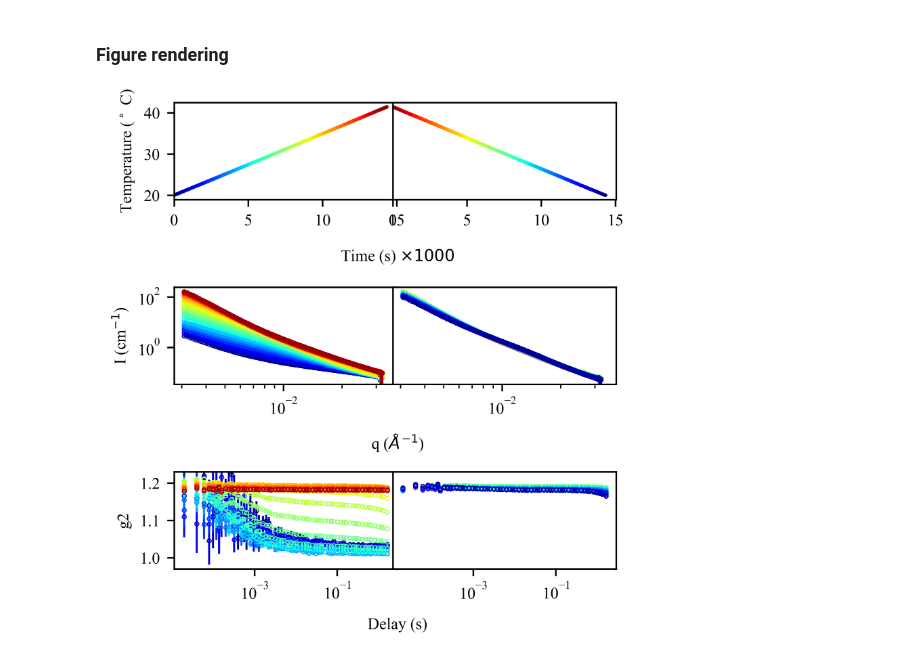
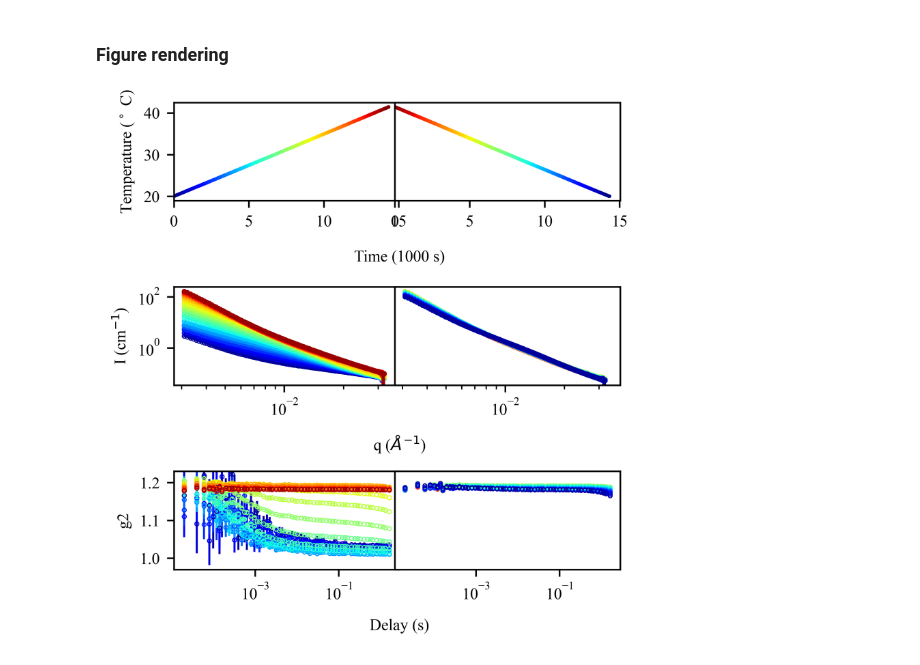
Before and after one commit to AZjk/llps-saxpcs, a Jupyter notebook: H04/H04_Plot.ipynb, the cells around one changed output. Drawn from its saved outputs; the diff is of its cells as text; code cells hidden in the pictures.

```diff
--- a/H04/H04_Plot.ipynb
+++ b/H04/H04_Plot.ipynb
@@ -61,32 +63,32 @@ def plot_one_column(ax, avg_data_list, second_column=False, g2_idx=0):
         # ax[2].plot(t_el, avg_dict['g2'][:, g2_idx], 'o--', color=color, lw=1, ms=2,
         # mew=0.5, mfc='none')
         ax[2].errorbar(t_el, avg_dict['g2'][:, g2_idx],  yerr=avg_dict['g2_err'][:, g2_idx],
                        fmt='o', color=color, lw=1, ms=2, mew=0.5, mfc='none')
         # x, y, yerr=None, xerr=None, fmt='', ecolor=None,
         ax[2].set_ylim(0.97, 1.23)
 
     if not second_column:
         ax[0].set_ylabel('Temperature ($^\circ$ C)')
         ax[1].set_ylabel('I (cm$^{-1}$)')
         ax[2].set_ylabel('g2')
 
-        ax[0].set_xlabel('Time (s) $\\times 1000$')
+        ax[0].set_xlabel('Time (1000 s)')
         ax[1].set_xlabel('q ($\\AA^{-1}$)')
         ax[2].set_xlabel('Delay (s)')
         ax[0].xaxis.set_label_coords(1.0, -0.5)
         ax[1].xaxis.set_label_coords(1.0, -0.5)
         ax[2].xaxis.set_label_coords(1.0, -0.5)
 
     # additional setup
     ax[0].set_xlim(0, None)
     ax[2].set_xscale('log')
 
 plot_one_column(ax[:, 0], avg_ramp_up)
 plot_one_column(ax[:, 1], avg_ramp_down, second_column=True)
 
 plt.tight_layout(w_pad=-1, h_pad=0.125)
 # plt.savefig('sup_figure5.png', dpi=300)
 plt.savefig('H04.pdf')
 # plt.tight_layout()
 # %% [output]
-[figure, old version]
+[figure, new version]
```
Also changed, not shown: parts of 4 cells of this notebook, 8 other files.
